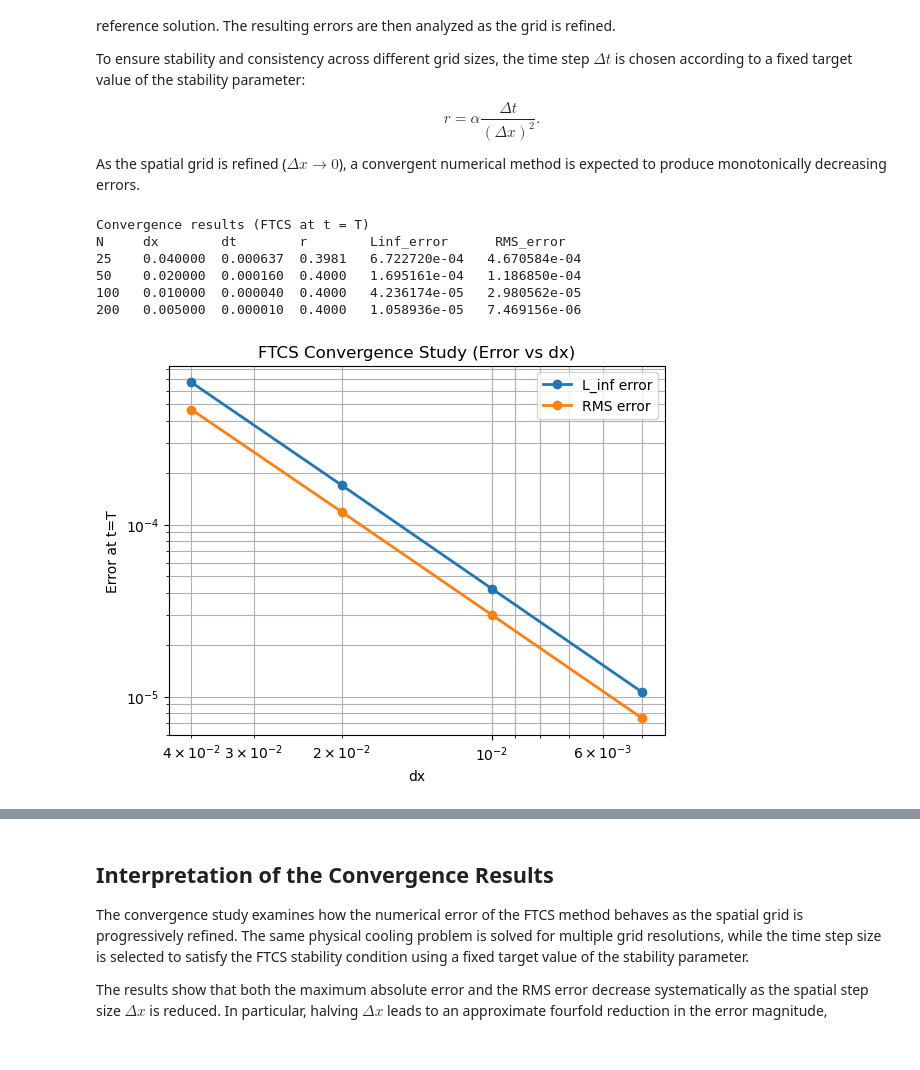
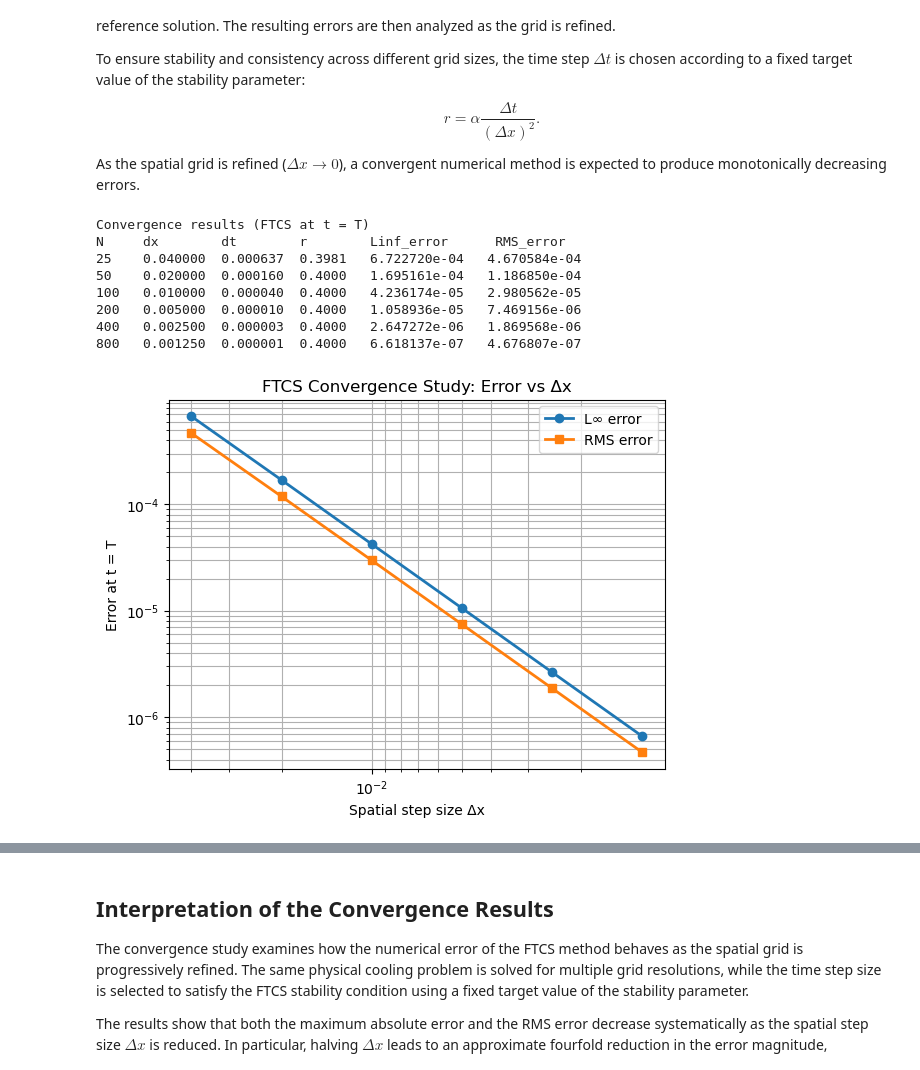
Before and after one commit to merteldem1r/Numerical-Analysis-MATH353, a Jupyter notebook: Term-Project/Mert_Eldemir_25120205086_MAT353.ipynb, the cells around one changed output, grey strips where cells are left out. Cells and saved outputs as stored; diff of their text form; code cells hidden in the pictures.

Commit message:
feat: stability parameters graph & error graphs added

```diff
--- a/Term-Project/Mert_Eldemir_25120205086_MAT353.ipynb
+++ b/Term-Project/Mert_Eldemir_25120205086_MAT353.ipynb
@@ -694,7 +694,7 @@ def ftcs_solve_and_error(N, T=0.1, L=1.0, alpha=1.0, r_target=0.4):
 
     return dx, dt, r, err_inf, err_rms
 # %%
-N_list = [25, 50, 100, 200]
+N_list = [25, 50, 100, 200, 400, 800]
 results = []
 
 for Ntest in N_list:
@@ -714,20 +714,23 @@ N     dx        dt        r        Linf_error      RMS_error
 50    0.020000  0.000160  0.4000   1.695161e-04   1.186850e-04
 100   0.010000  0.000040  0.4000   4.236174e-05   2.980562e-05
 200   0.005000  0.000010  0.4000   1.058936e-05   7.469156e-06
+400   0.002500  0.000003  0.4000   2.647272e-06   1.869568e-06
+800   0.001250  0.000001  0.4000   6.618137e-07   4.676807e-07
 # %%
+# Extract values from convergence results
 dx_vals = np.array([row[1] for row in results])
 err_inf_vals = np.array([row[4] for row in results])
 err_rms_vals = np.array([row[5] for row in results])
 
 plt.figure()
-plt.loglog(dx_vals, err_inf_vals, marker='o', linewidth=2, label="L_inf error")
-plt.loglog(dx_vals, err_rms_vals, marker='o', linewidth=2, label="RMS error")
-plt.gca().invert_xaxis()  # smaller dx to the right (optional visual)
-plt.xlabel("dx")
-plt.ylabel("Error at t=T")
-plt.title("FTCS Convergence Study (Error vs dx)")
+plt.loglog(dx_vals, err_inf_vals, marker='o', linewidth=2, label="L∞ error")
+plt.loglog(dx_vals, err_rms_vals, marker='s', linewidth=2, label="RMS error")
+plt.gca().invert_xaxis()  # smaller dx to the right
+plt.xlabel("Spatial step size Δx")
+plt.ylabel("Error at t = T")
+plt.title("FTCS Convergence Study: Error vs Δx")
 plt.grid(True, which="both")
 plt.legend()
 plt.show()
 # %% [output]
-[figure, old version]
+[figure, new version]
```
Also changed, not shown: parts of 4 cells of this notebook.
